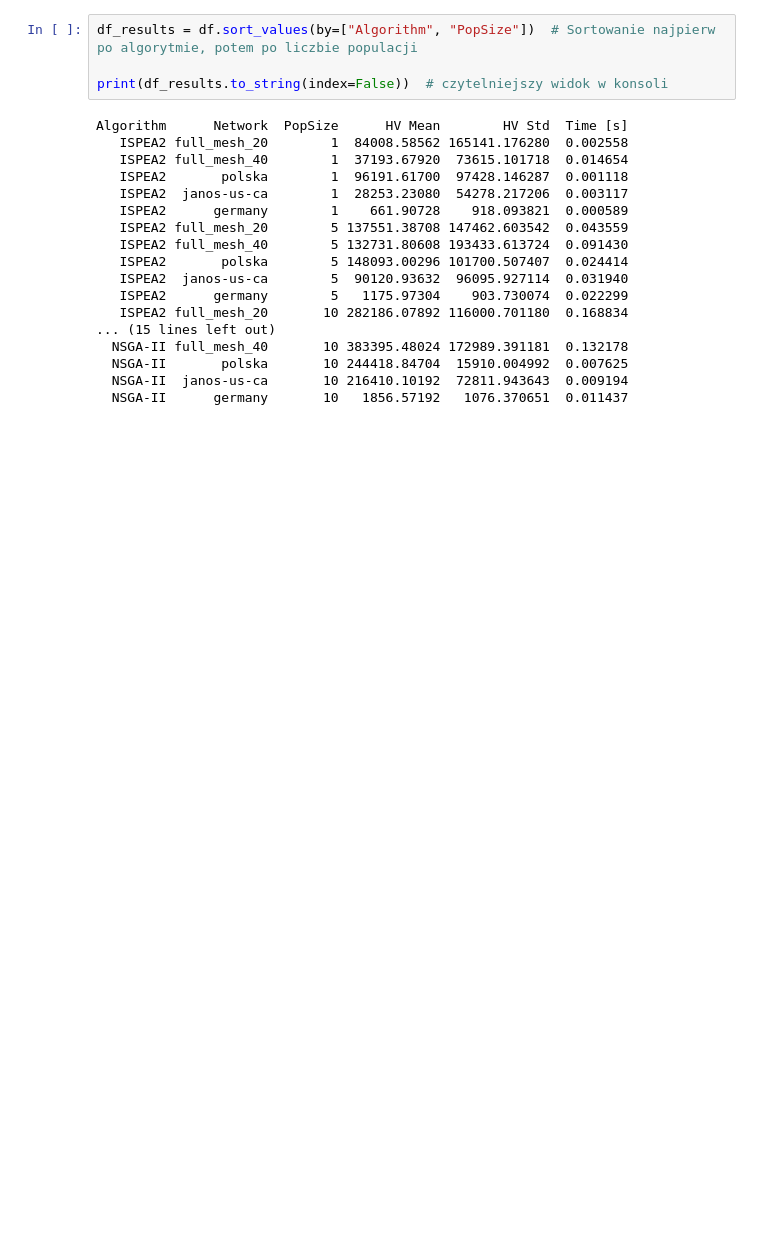
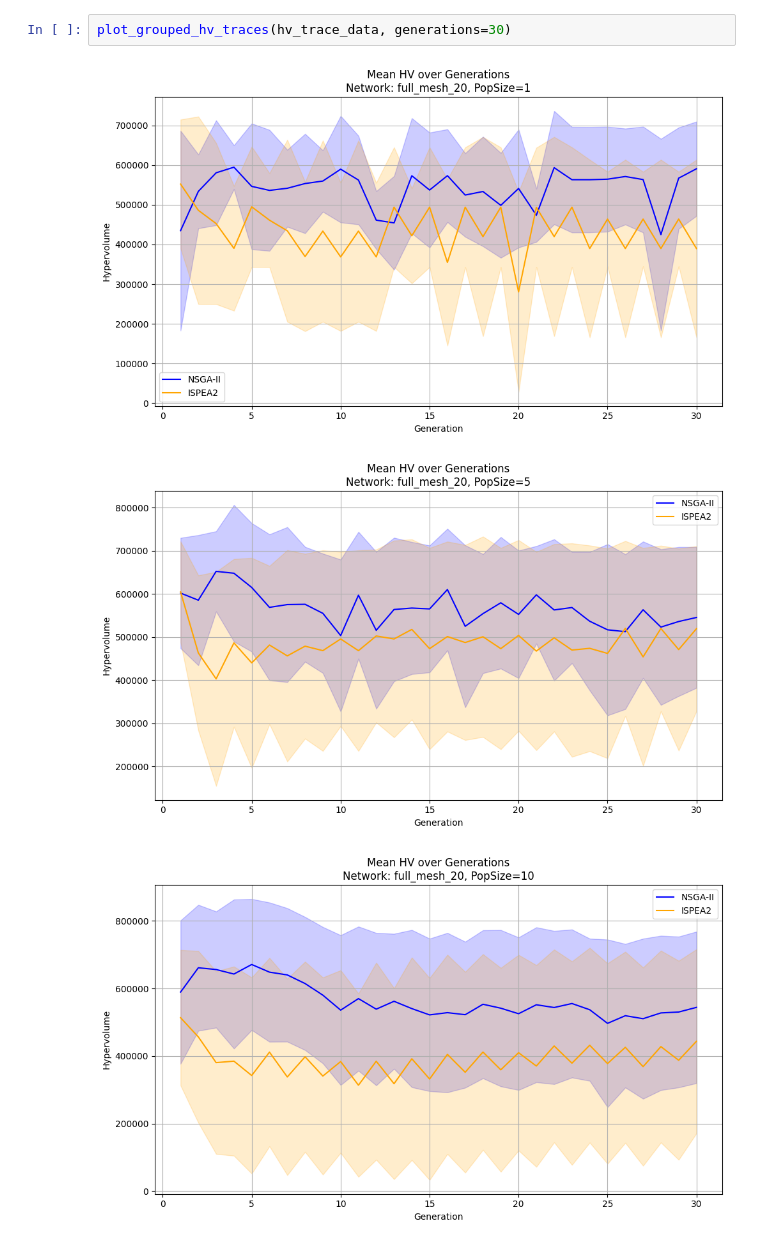
Before and after one commit to JakubDziegielewski/multicriteria_optimazation, a Jupyter notebook: experiments.ipynb, the cells around one changed output. Cells and saved outputs as stored; diff of their text form; blank space fills up the shorter version.

```diff
--- a/experiments.ipynb
+++ b/experiments.ipynb
@@ -199,22 +209,6 @@ df=run_all()
-# %%
-df_results = df.sort_values(by=["Algorithm", "PopSize"])  # Sortowanie najpierw po algorytmie, potem po liczbie populacji
-
-print(df_results.to_string(index=False))  # czytelniejszy widok w konsoli
-# %% [output]
-Algorithm      Network  PopSize      HV Mean        HV Std  Time [s]
-   ISPEA2 full_mesh_20        1  84008.58562 165141.176280  0.002558
-   ISPEA2 full_mesh_40        1  37193.67920  73615.101718  0.014654
-   ISPEA2       polska        1  96191.61700  97428.146287  0.001118
-   ISPEA2  janos-us-ca        1  28253.23080  54278.217206  0.003117
-   ISPEA2      germany        1    661.90728    918.093821  0.000589
-   ISPEA2 full_mesh_20        5 137551.38708 147462.603542  0.043559
-   ISPEA2 full_mesh_40        5 132731.80608 193433.613724  0.091430
-   ISPEA2       polska        5 148093.00296 101700.507407  0.024414
-   ISPEA2  janos-us-ca        5  90120.93632  96095.927114  0.031940
-   ISPEA2      germany        5   1175.97304    903.730074  0.022299
-   ISPEA2 full_mesh_20       10 282186.07892 116000.701180  0.168834
-... (15 lines left out)
-  NSGA-II full_mesh_40       10 383395.48024 172989.391181  0.132178
-  NSGA-II       polska       10 244418.84704  15910.004992  0.007625
-  NSGA-II  janos-us-ca       10 216410.10192  72811.943643  0.009194
-  NSGA-II      germany       10   1856.57192   1076.370651  0.011437
+# %%
+plot_grouped_hv_traces(hv_trace_data, generations=30)
+# %% [output]
+[figure, added]
+[figure, added]
+[figure, added]
```
Also changed, not shown: parts of 8 cells of this notebook.
